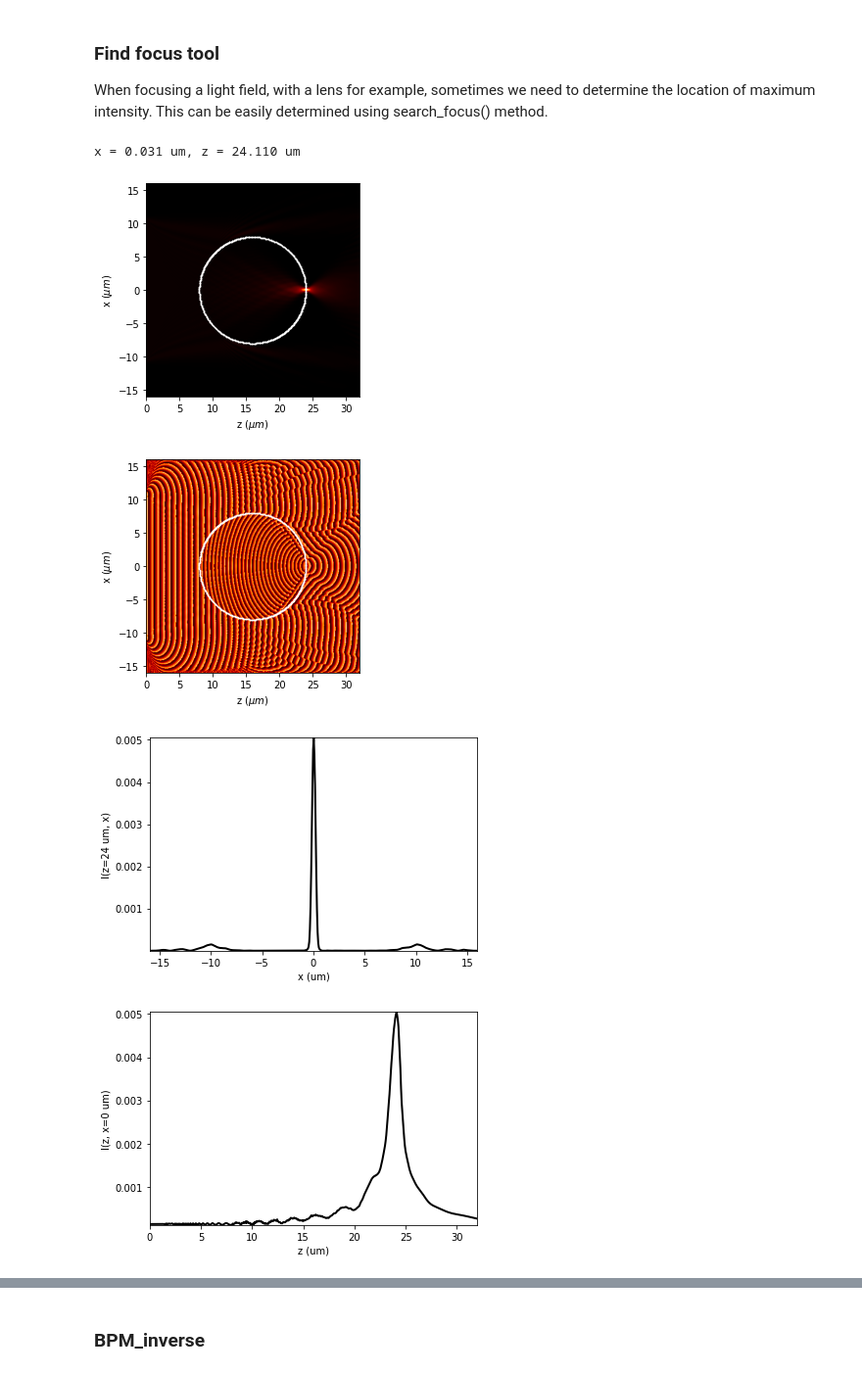
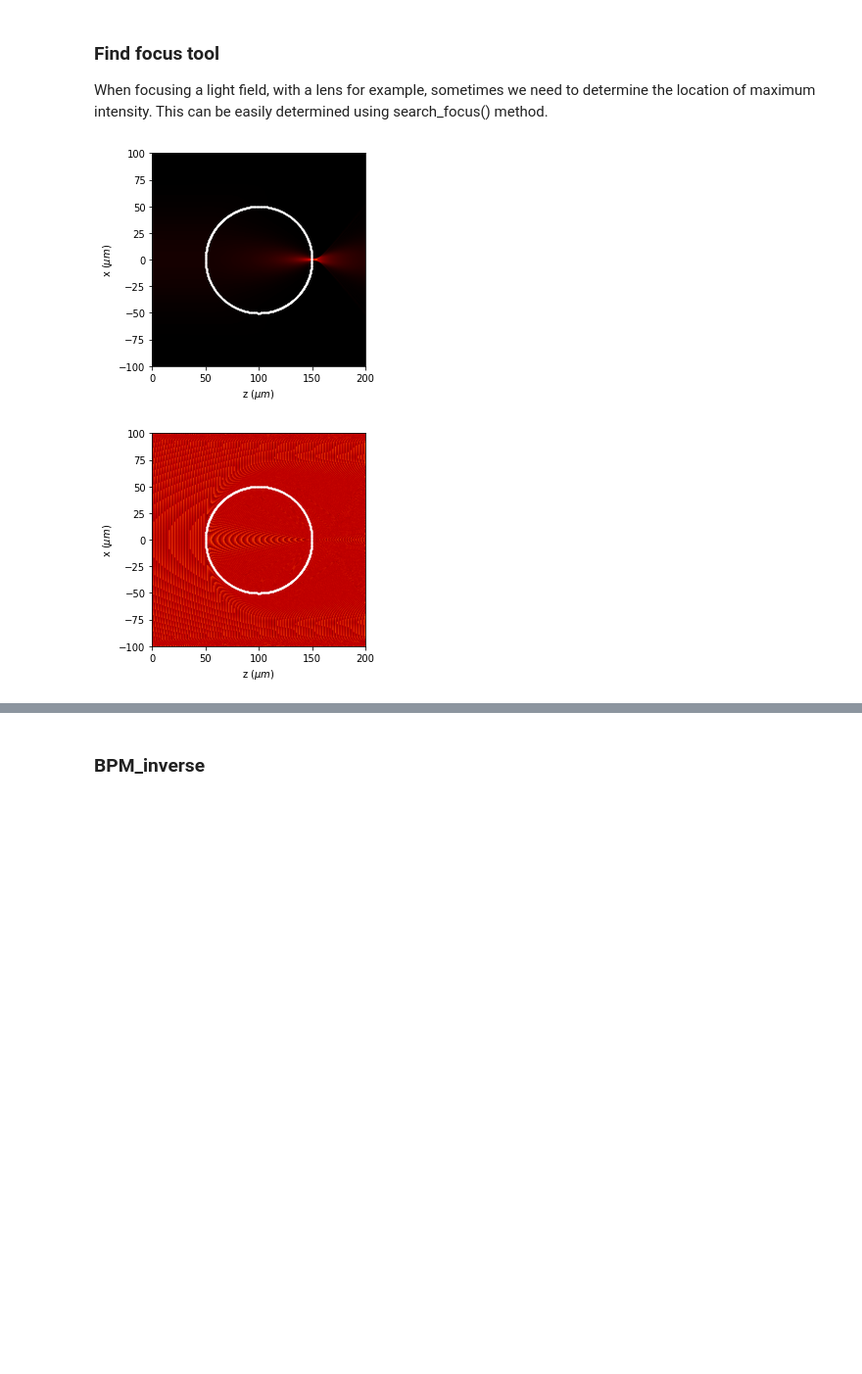
Before and after one commit to aocg-ucm/diffractio, a Jupyter notebook: docs/source/tutorial/scalar_XZ/tutorial_xz.ipynb, the cells around one changed output, grey strips where cells are left out. Shown at 98% size. Cells and saved outputs as stored; diff of their text form; code cells hidden in the pictures; blank space fills up the shorter version.

```diff
--- a/docs/source/tutorial/scalar_XZ/tutorial_xz.ipynb
+++ b/docs/source/tutorial/scalar_XZ/tutorial_xz.ipynb
@@ -49,7 +49,7 @@ from diffractio.scalar_masks_XZ import Scalar_mask_XZ
 from diffractio.scalar_sources_X import Scalar_source_X
 
 from matplotlib import rcParams
-rcParams['figure.figsize'] = 15,15
+rcParams['figure.figsize'] = 14,12
 rcParams['figure.dpi'] = 120
 rcParams['savefig.dpi'] = 100
 # %%
@@ -750,39 +829,35 @@ u1.profile_transversal(z0=46 * um);
 ### Find focus tool
 When focusing a light field, with a lens for example, sometimes we need to determine the location of maximum intensity. This can be easily determined using search_focus() method.
 # %%
-radius_sphere = 8 * um
-x0 = np.linspace(-2 * radius_sphere * um, 2 * radius_sphere * um, 512)
-z0 = np.linspace(0 * um, 4* radius_sphere, 512)
+radius_sphere = 50 * um
+x0 = np.linspace(-2 * radius_sphere * um, 2 * radius_sphere * um, 2048)
+z0 = np.linspace(0 * um, 4* radius_sphere, 1024)
 wavelength = .85 * um
 u0 = Scalar_source_X(x=x0, wavelength=wavelength)
 u0.gauss_beam(
     A=1,
     x0=0 * um,
     z0=5000 * um,
     w0=radius_sphere / 2,
     theta=0. * degrees)
 u1 = Scalar_mask_XZ(x=x0, z=z0, wavelength=wavelength)
 u1.incident_field(u0)
 u1.mask_field(size_edge=5 * um)
 
 
 u1.sphere(
     r0=(0, 2 * radius_sphere),
     radius=(radius_sphere, radius_sphere),
     refraction_index=1.5)
+
+edges=u1.surface_detection()
+u1.filter_refraction_index(type_filter=2,pixels_filtering=10, max_diff_filter=0.05, draw_check=False)
+
 u1.BPM(verbose=False)
-u1.draw(logarithm=False, normalize=False, draw_borders=True, scale='scaled')
 
-u1.draw(logarithm=False, kind='phase', draw_borders=True, scale='scaled')
+u1.draw(logarithm=True, normalize=False, draw_borders=True, scale='scaled')
 
-
-x_max, z_max = u1.search_focus()
-
-u1.profile_transversal(z0=z_max)
-u1.profile_longitudinal(x0=x_max);
+u1.draw(logarithm=False, kind='phase', draw_borders=True, scale='scaled');
 # %% [output]
-x = 0.031 um, z = 24.110 um
-[figure, old version]
+[figure, new version]
-[figure, old version]
+[figure, new version]
-[figure, removed]
-[figure, removed]
```
Also changed, not shown: parts of 44 cells of this notebook, 13 other files.
